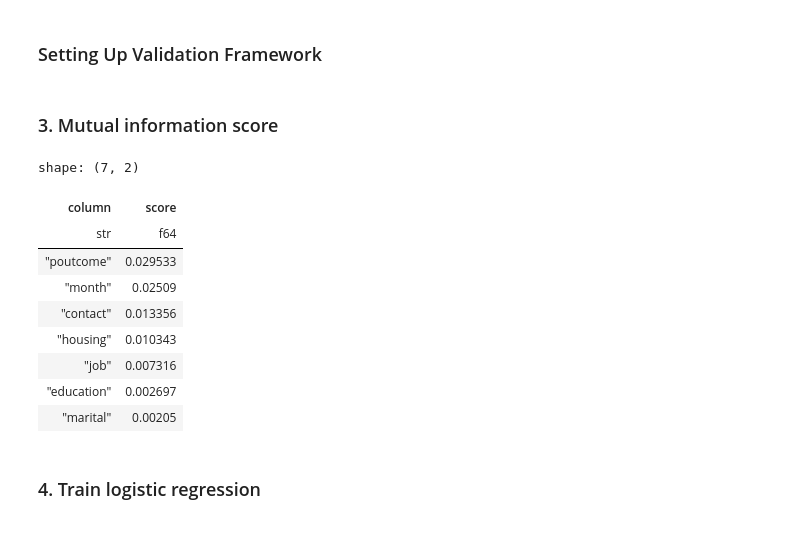
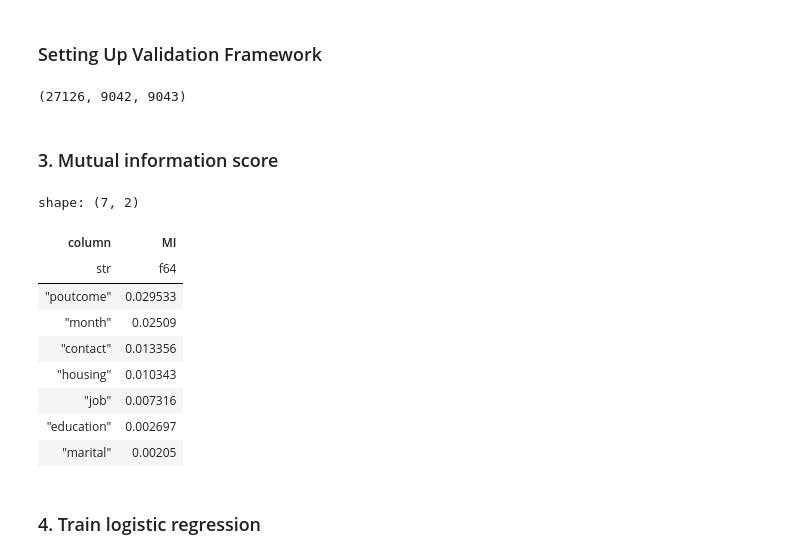
Before and after one commit to NikkiSatmaka/ml-zoomcamp, a Jupyter notebook: notebooks/homework_03.ipynb, the cells around one changed output. Saved outputs shown, nothing was run; the diff lists cells and outputs as text; code cells hidden in the pictures.

```diff
--- a/notebooks/homework_03.ipynb
+++ b/notebooks/homework_03.ipynb
@@ -194,3 +196,7 @@ df_train, df_val = train_test_split(df_full_train, test_size=0.25, random_state=
+# %%
+len(df_train), len(df_val), len(df_test)
+# %% [output]
+(27126, 9042, 9043)
 # %%
 y_train = df_train["y"].to_numpy()
 y_val = df_val["y"].to_numpy()
@@ -204,13 +210,13 @@ df_test = df_test.drop("y")
 # %%
 df_train.select(
     [
         pl.col(c).map_batches(lambda x: mutual_info_score(x, y_train))
         for c in categorical
     ]
-).transpose(include_header=True, column_names=["score"]).sort("score", descending=True)
+).transpose(include_header=True, column_names=["MI"]).sort("MI", descending=True)
 # %% [output]
 shape: (7, 2)
-| column | score |
+| column | MI |
 | str | f64 |
 | "poutcome" | 0.029533 |
 | "month" | 0.02509 |
```
Also changed, not shown: parts of 4 cells of this notebook, 1 other file.
